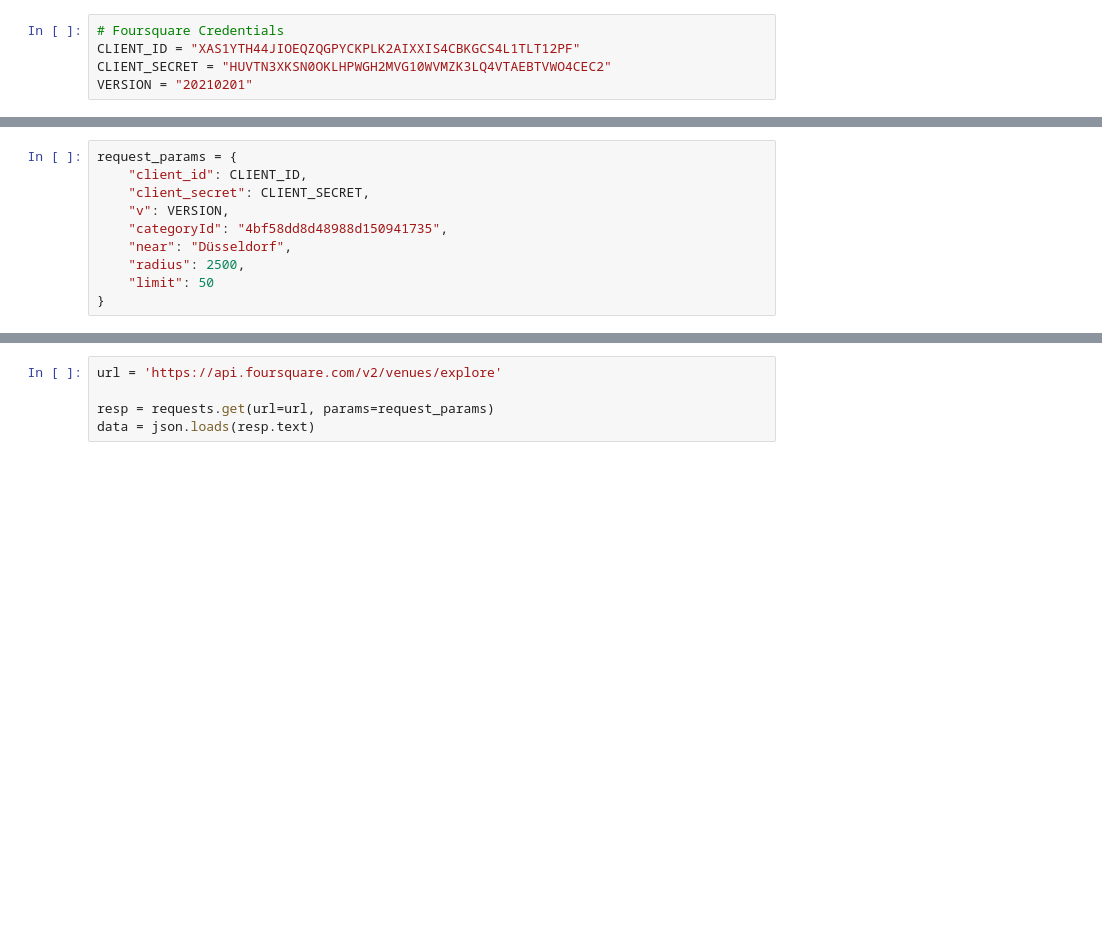
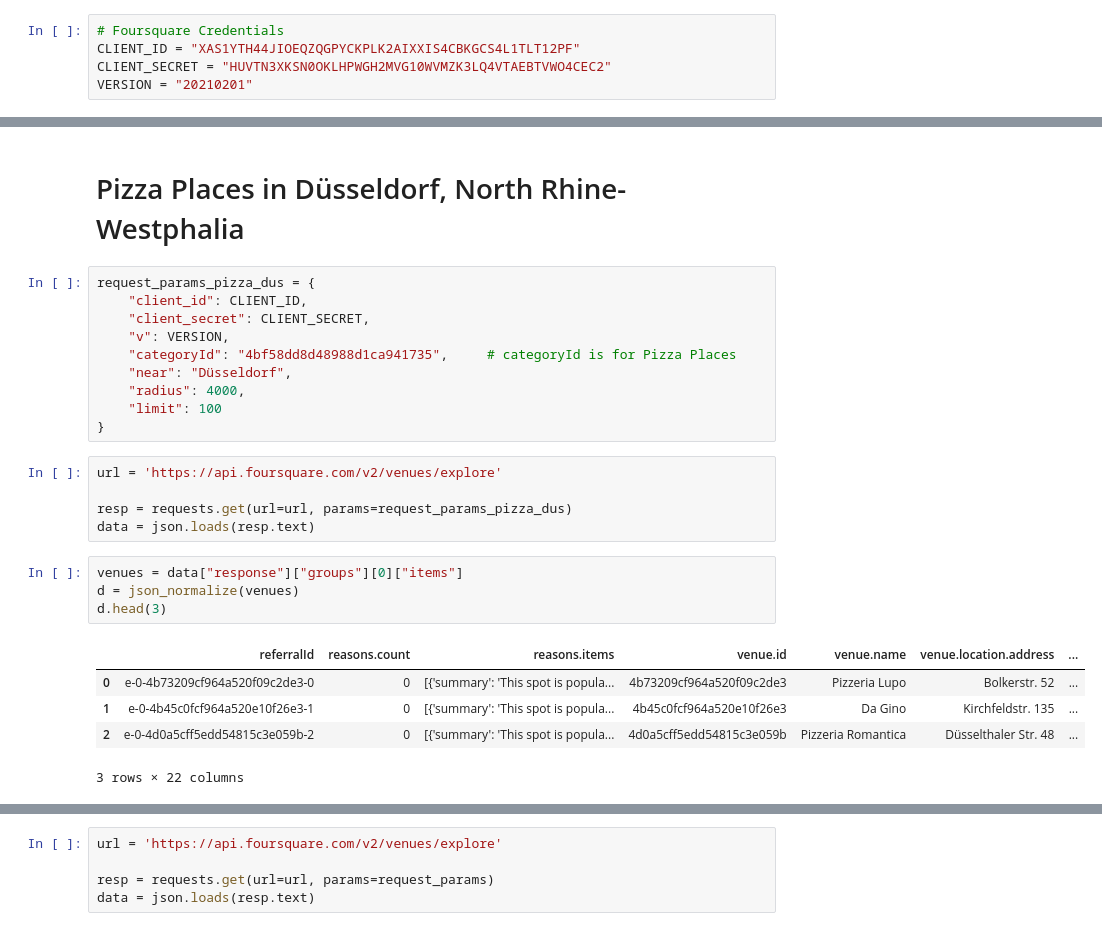
Before and after one commit to iamfredo/Data-Science-Capstone, a Jupyter notebook: Battle of the Neighborhoods - Own Project/Battle of the Neighbourhoods - Own Project.ipynb, the cells around one changed output, grey strips where cells are left out. Drawn from its saved outputs; the diff is of its cells as text; blank space fills up the shorter version.

```diff
--- a/Battle of the Neighborhoods - Own Project/Battle of the Neighbourhoods - Own Project.ipynb
+++ b/Battle of the Neighborhoods - Own Project/Battle of the Neighbourhoods - Own Project.ipynb
@@ -12,10 +63,27 @@ VERSION = "20210201"
+# %% [markdown]
+# Pizza Places in Düsseldorf, North Rhine-Westphalia
 # %%
-request_params = {
+request_params_pizza_dus = {
     "client_id": CLIENT_ID,
     "client_secret": CLIENT_SECRET,
     "v": VERSION,
-    "categoryId": "4bf58dd8d48988d150941735",
+    "categoryId": "4bf58dd8d48988d1ca941735",     # categoryId is for Pizza Places
     "near": "Düsseldorf",
-    "radius": 2500,
-    "limit": 50
+    "radius": 4000,
+    "limit": 100
 }
+# %%
+url = 'https://api.foursquare.com/v2/venues/explore'
+
+resp = requests.get(url=url, params=request_params_pizza_dus)
+data = json.loads(resp.text)
+# %%
+venues = data["response"]["groups"][0]["items"]
+d = json_normalize(venues)
+d.head(3)
+# %% [output]
+|  | referralId | reasons.count | reasons.items | venue.id | venue.name | venue.location.address | ... |
+| 0 | e-0-4b73209cf964a520f09c2de3-0 | 0 | [{'summary': 'This spot is popula... | 4b73209cf964a520f09c2de3 | Pizzeria Lupo | Bolkerstr. 52 | ... |
+| 1 | e-0-4b45c0fcf964a520e10f26e3-1 | 0 | [{'summary': 'This spot is popula... | 4b45c0fcf964a520e10f26e3 | Da Gino | Kirchfeldstr. 135 | ... |
+| 2 | e-0-4d0a5cff5edd54815c3e059b-2 | 0 | [{'summary': 'This spot is popula... | 4d0a5cff5edd54815c3e059b | Pizzeria Romantica | Düsselthaler Str. 48 | ... |
+3 rows × 22 columns
```
Also changed, not shown: parts of 27 cells of this notebook, 1 other file.
